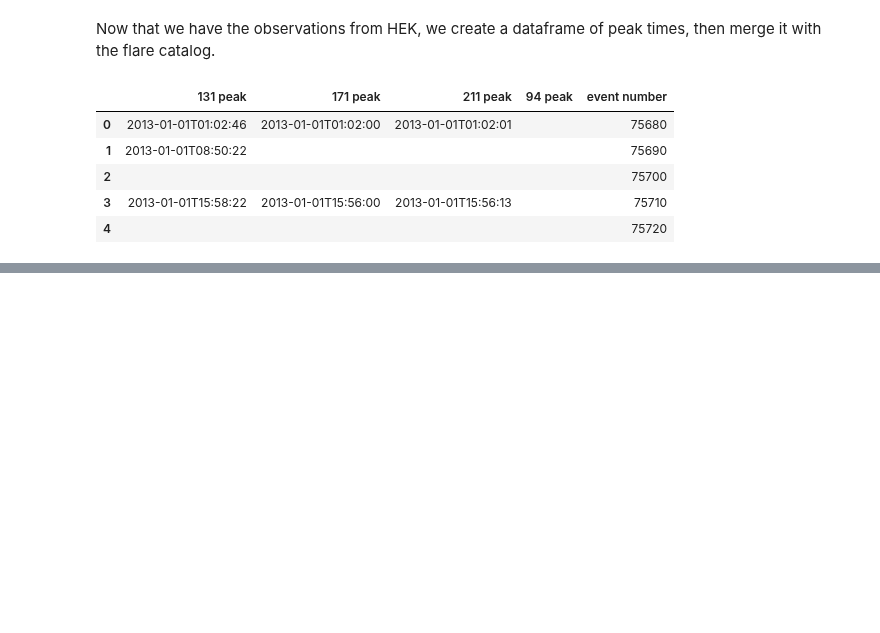
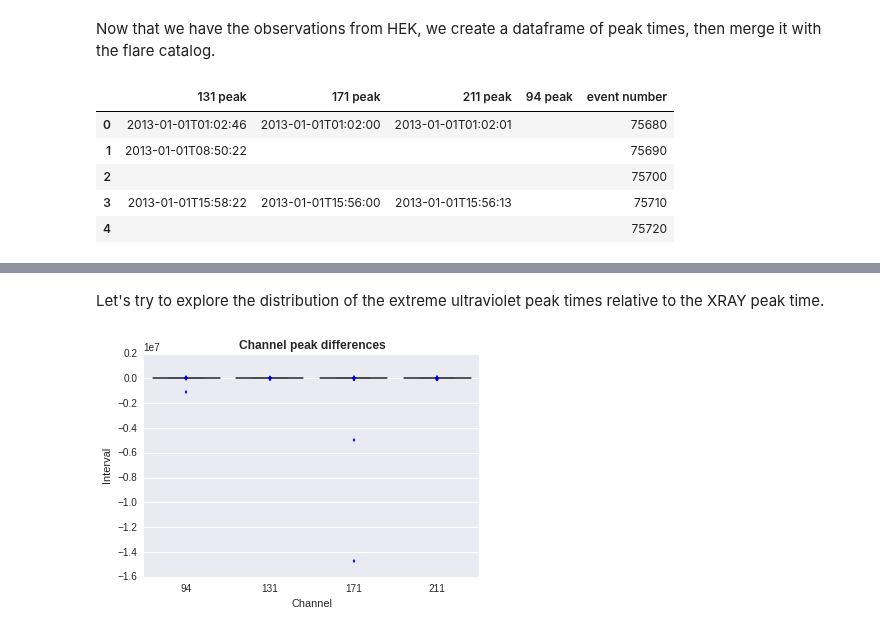
Before and after one commit to Nschanche/Flare_peaks, a Jupyter notebook: flare_project.ipynb, the cells around one changed output, grey strips where cells are left out. Saved outputs shown, nothing was run; the diff lists cells and outputs as text; code cells hidden in the pictures; blank space fills up the shorter version.

```diff
--- a/flare_project.ipynb
+++ b/flare_project.ipynb
@@ -657,0 +648,12 @@ len(peaksFiltered)
+# %% [markdown]
+Let's try to explore the distribution of the extreme ultraviolet peak times relative to the XRAY peak time.
+# %%
+def boxplot_intervals(df):
+    """Draws a boxplot for the four channel intervals in the dataframe."""
+    sns.boxplot(df[["%s peak gap" % chann for chann in channels]], names=channels);
+    plt.xlabel("Channel")
+    plt.ylabel("Interval")
+    plt.title("Channel peak differences", fontdict={"fontweight": "bold"});
+boxplot_intervals(peaks_filtered)
+# %% [output]
+[figure, added]
```
Also changed, not shown: parts of 15 cells of this notebook.
